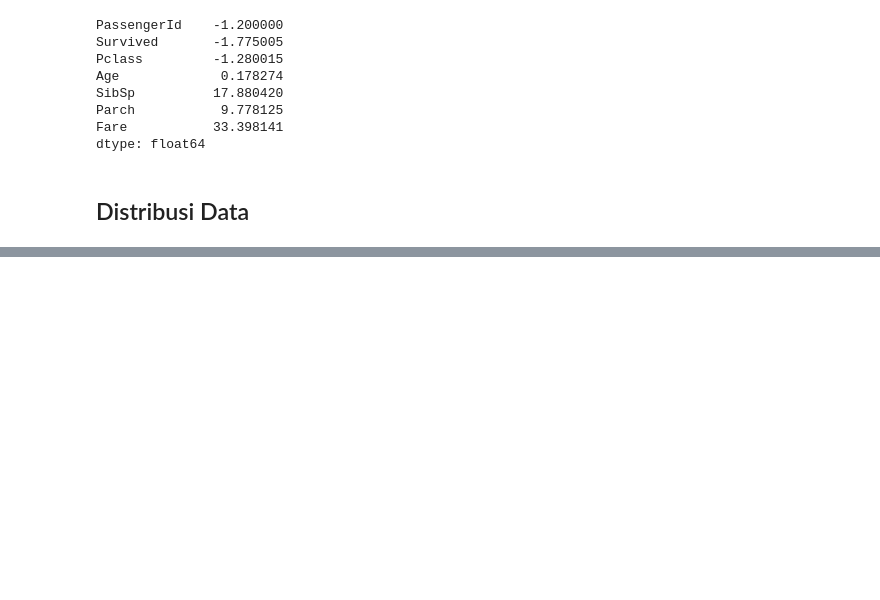
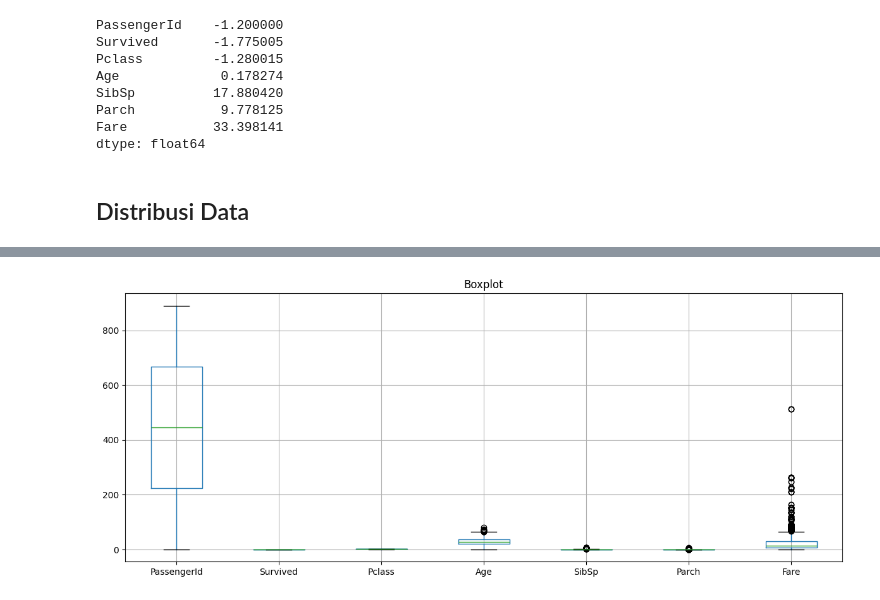
Before and after one commit to tamamfb/how-AI-works, a Jupyter notebook: 1. Machine Learning/1. Data/data.ipynb, the cells around one changed output, grey strips where cells are left out. Saved outputs shown, nothing was run; the diff lists cells and outputs as text; code cells hidden in the pictures; blank space fills up the shorter version.

```diff
--- a/1. Machine Learning/1. Data/data.ipynb
+++ b/1. Machine Learning/1. Data/data.ipynb
@@ -137,0 +149,9 @@ ImportError: matplotlib is required for plotting when the default backend "matpl
+# %%
+# BOXPLOT
+plt.figure(figsize=(12, 5))
+df[num_cols].boxplot()
+plt.title('Boxplot')
+plt.tight_layout()
+plt.show()
+# %% [output]
+[figure, added]
```
Also changed, not shown: parts of 4 cells of this notebook.
